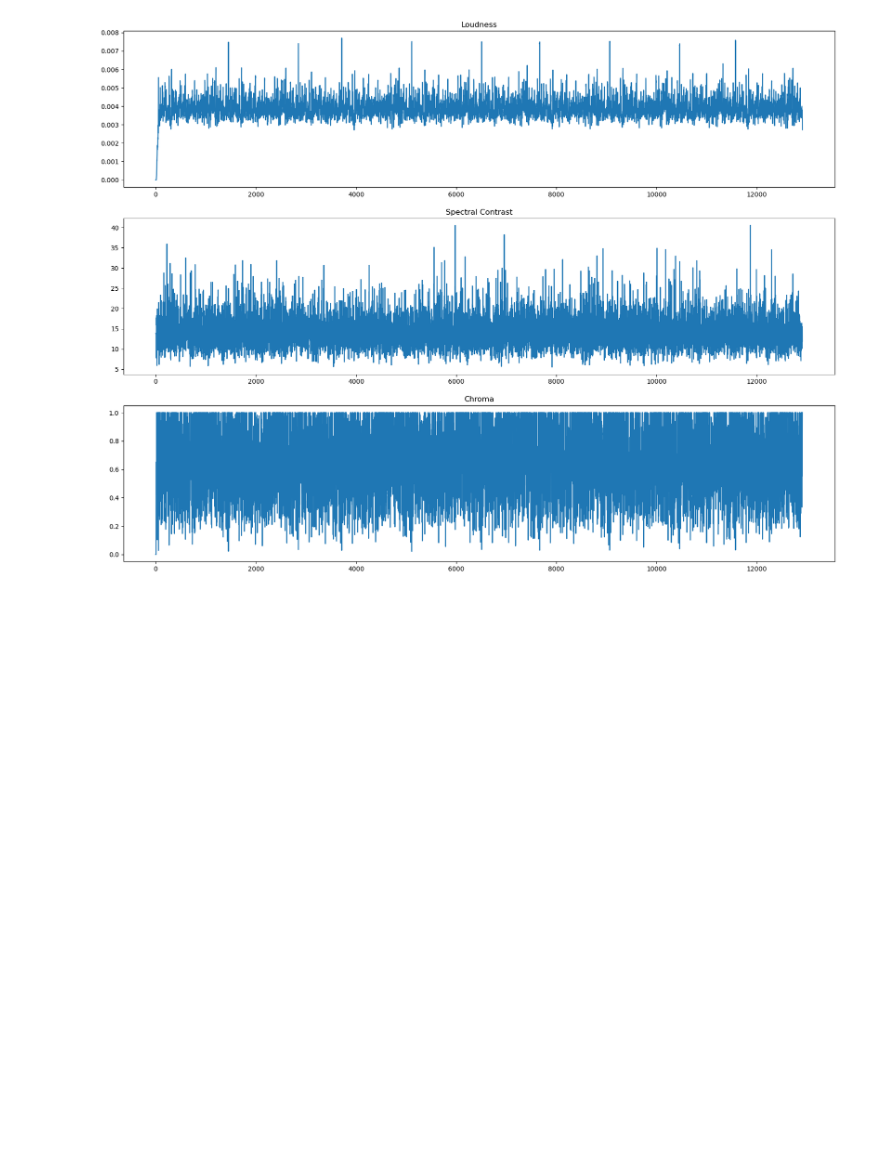
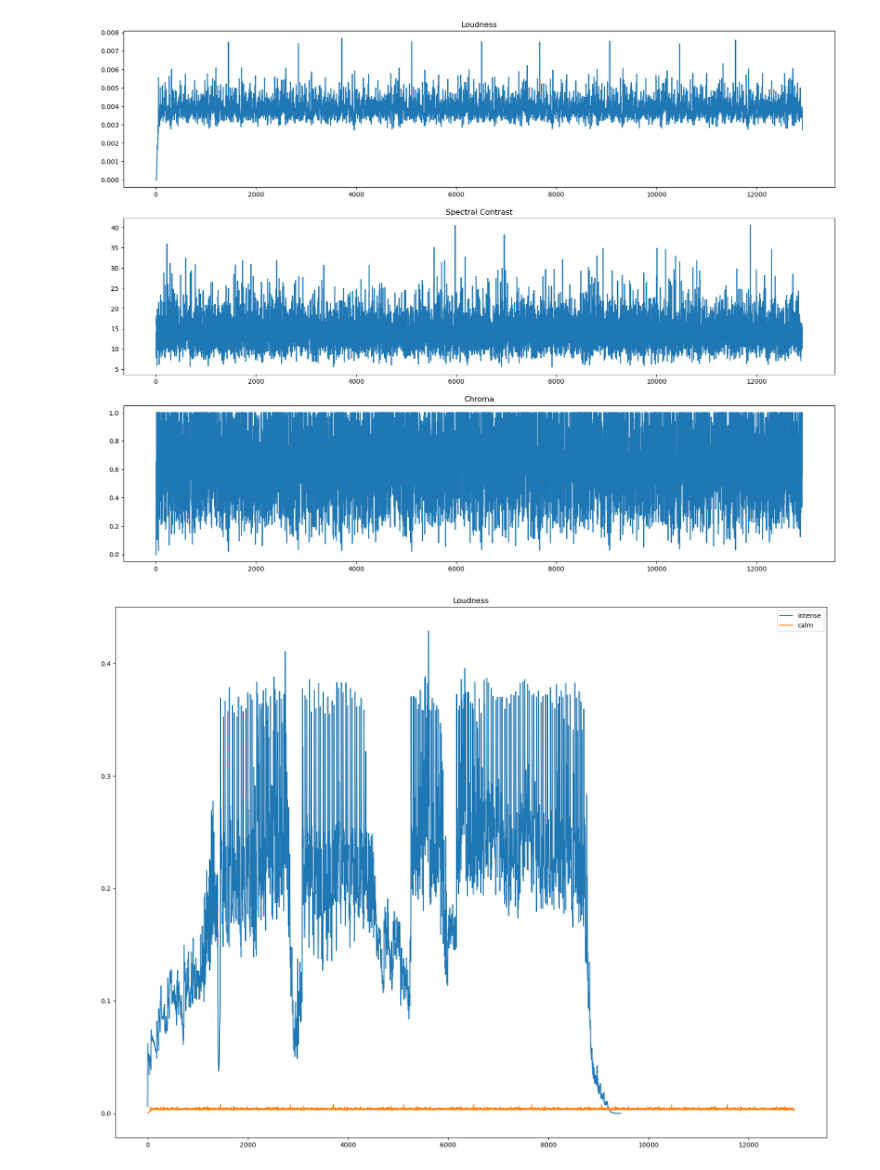
Before and after one commit to syKevinPeng/sound_vis, a Jupyter notebook: deep_model/visulization.ipynb, the cells around one changed output. Saved outputs shown, nothing was run; the diff lists cells and outputs as text; code cells hidden in the pictures; blank space fills up the shorter version.

```diff
--- a/deep_model/visulization.ipynb
+++ b/deep_model/visulization.ipynb
@@ -134,7 +134,7 @@ num_chunks = 60
 net = shallow_CNN()
 net.load_state_dict(torch.load(model_path))
 
-waveform, sr = torchaudio.load(music_file_path)
+waveform, sr_intense = torchaudio.load(music_file_path)
 waveform = waveform.mean(dim=0)  # Convert to mono by averaging the channels
 
 wav = waveform.squeeze().numpy()
@@ -165,15 +165,15 @@ intense_sound = Path("/home/siyuan/class/cmsc734/sound_vis/sounds/Hollow-Sun(cho
 peace_sound = Path("/home/siyuan/class/cmsc734/sound_vis/sounds/relaxing-mountains-rivers-streams-running-water-18178.mp3")
 
 # Load the audio file
-y, sr = librosa.load(intense_sound)
+y_intense, sr_intense = librosa.load(intense_sound)
 
 
 # Extract the loudness
-loudness = librosa.feature.rms(y = y)
+loudness = librosa.feature.rms(y = y_intense)
 # Extract the spectral contrast
-contrast = librosa.feature.spectral_contrast(y=y, sr=sr)
+contrast = librosa.feature.spectral_contrast(y=y_intense, sr=sr_intense)
 # Extract the chroma feature
-chroma = librosa.feature.chroma_stft(y=y, sr=sr)
+chroma_intense = librosa.feature.chroma_stft(y=y_intense, sr=sr_intense)
 
 
 # Plot the features
@@ -186,7 +186,7 @@ plt.title('Spectral Contrast')
 plt.plot(contrast[0])
 plt.subplot(3, 1, 3)
 plt.title('Chroma')
-plt.plot(chroma[0])
+plt.plot(chroma_intense[0])
 
 # save image
 plt.savefig('intense_sound.png')
@@ -196,15 +196,15 @@ plt.savefig('intense_sound.png')
 
 
 # Load the audio file
-y, sr = librosa.load(peace_sound)
+y_intense, sr_intense = librosa.load(peace_sound)
 
 
 # Extract the loudness
-loudness = librosa.feature.rms(y = y)
+loudness = librosa.feature.rms(y = y_intense)
 # Extract the spectral contrast
-contrast = librosa.feature.spectral_contrast(y=y, sr=sr)
+contrast = librosa.feature.spectral_contrast(y=y_intense, sr=sr_intense)
 # Extract the chroma feature
-chroma = librosa.feature.chroma_stft(y=y, sr=sr)
+chroma_intense = librosa.feature.chroma_stft(y=y_intense, sr=sr_intense)
 
 
 # Plot the features
@@ -217,7 +217,32 @@ plt.title('Spectral Contrast')
 plt.plot(contrast[0])
 plt.subplot(3, 1, 3)
 plt.title('Chroma')
-plt.plot(chroma[0])
+plt.plot(chroma_intense[0])
 plt.savefig('peace_sound.png')
 # %% [output]
 [figure]
+# %%
+import torchaudio.functional as F
+import librosa
+intense_sound = Path("/home/siyuan/class/cmsc734/sound_vis/sounds/Hollow-Sun(chosic.com).mp3")
+peace_sound = Path("/home/siyuan/class/cmsc734/sound_vis/sounds/relaxing-mountains-rivers-streams-running-water-18178.mp3")
+
+# Load the audio file
+y_intense, sr_intense = librosa.load(intense_sound)
+y_calm, sr_calm = librosa.load(peace_sound)
+
+
+# Extract the loudness
+loudness_intense = librosa.feature.rms(y = y_intense)
+calm_intense = librosa.feature.rms(y = y_calm)
+
+
+
+plt.figure(figsize=(20, 15))
+plt.plot(loudness_intense[0], label='intense')
+plt.plot(calm_intense[0], label='calm')
+plt.title('Loudness')
+plt.legend()
+plt.savefig('loudness.png')
+# %% [output]
+[figure, added]
```
Also changed, not shown: parts of 5 cells of this notebook, 3 other files.
